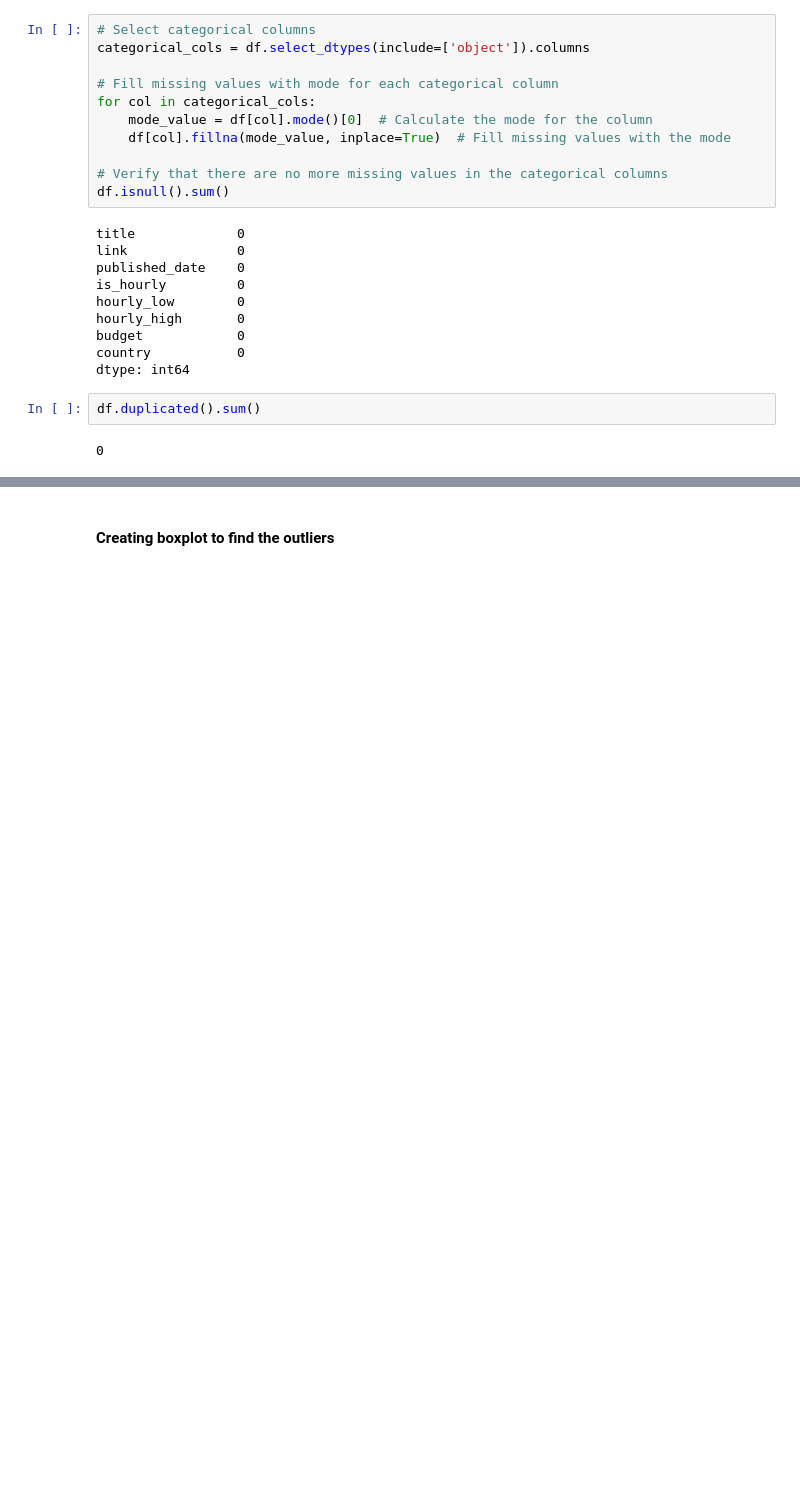
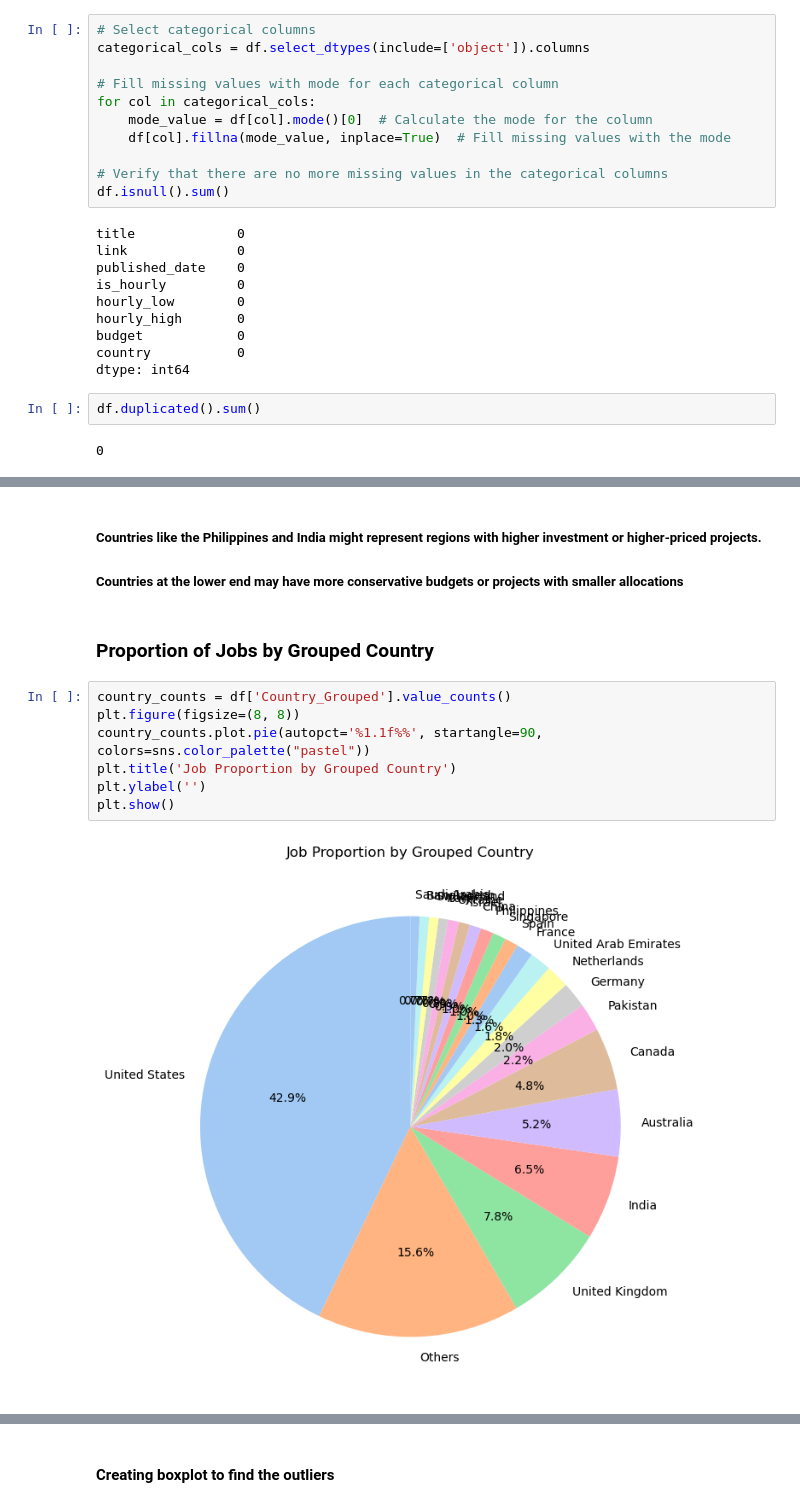
Before and after one commit to santoshdhalwalkar/project-8, a Jupyter notebook: task.ipynb, the cells around one changed output, grey strips where cells are left out. Drawn from its saved outputs; the diff is of its cells as text; blank space fills up the shorter version.

Commit message:
Working on project from last two week but commit now

```diff
--- a/task.ipynb
+++ b/task.ipynb
@@ -167,0 +229,14 @@ df.head()
+# %% [markdown]
+##### Countries like the Philippines and India might represent regions with higher investment or higher-priced projects.
+##### Countries at the lower end may have more conservative budgets or projects with smaller allocations
+# %% [markdown]
+### Proportion of Jobs by Grouped Country
+# %%
+country_counts = df['Country_Grouped'].value_counts()
+plt.figure(figsize=(8, 8))
+country_counts.plot.pie(autopct='%1.1f%%', startangle=90, colors=sns.color_palette("pastel"))
+plt.title('Job Proportion by Grouped Country')
+plt.ylabel('')
+plt.show()
+# %% [output]
+[figure, added]
```
Also changed, not shown: parts of 80 cells of this notebook, 4 other files.
